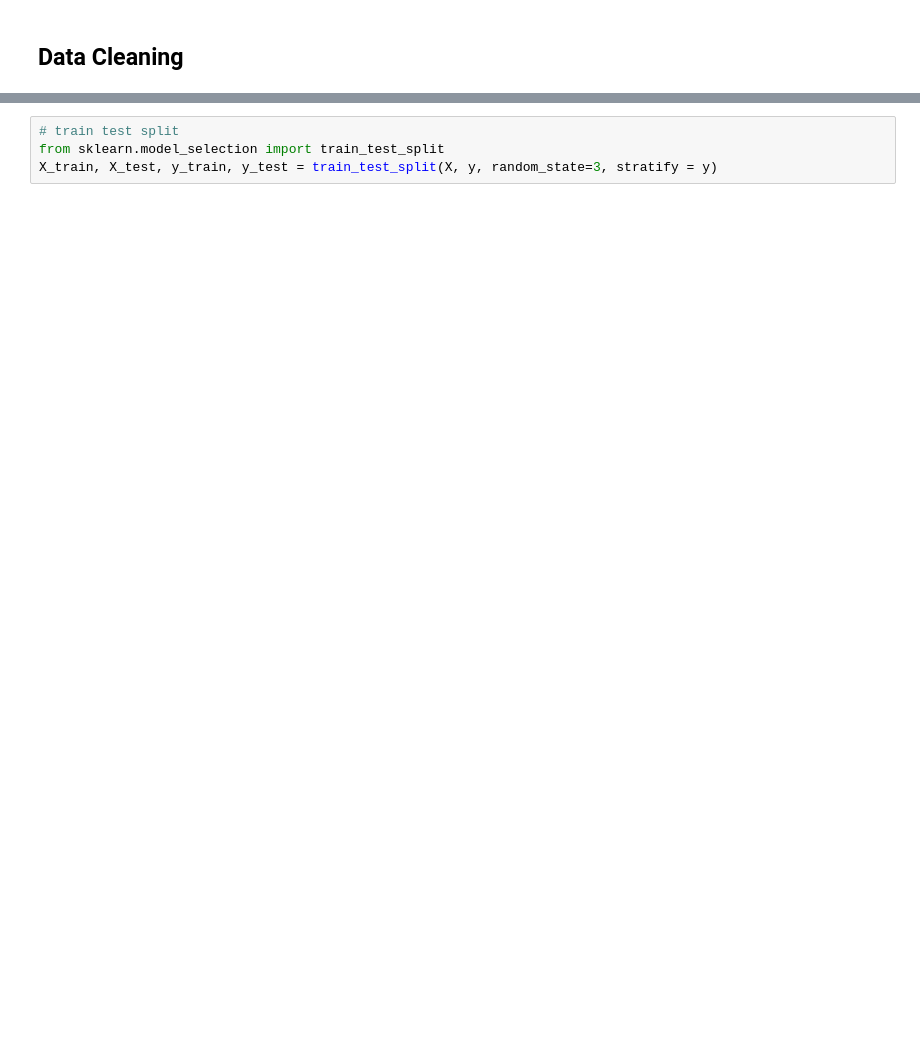
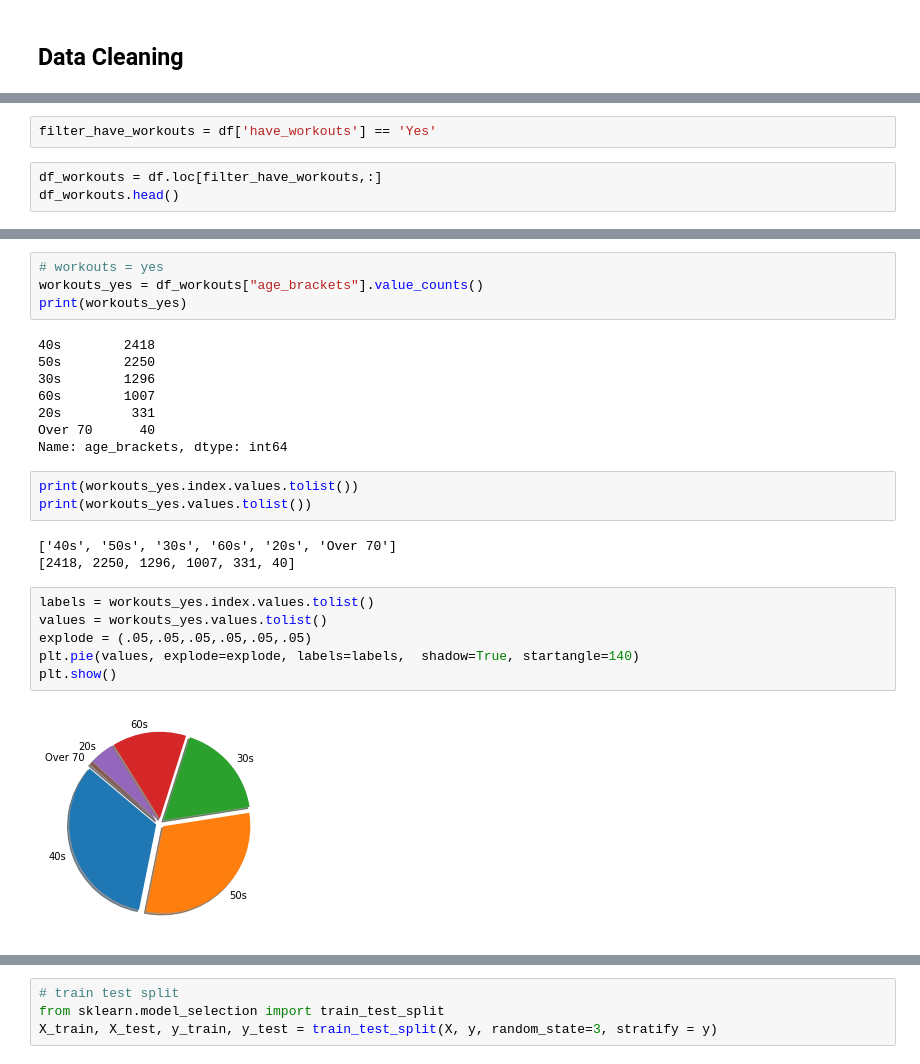
Before and after one commit to adamk6/codingDojoFinalProject, a Jupyter notebook: project2_Part4.ipynb, the cells around one changed output, grey strips where cells are left out. Cells and saved outputs as stored; diff of their text form; blank space fills up the shorter version.

```diff
--- a/project2_Part4.ipynb
+++ b/project2_Part4.ipynb
@@ -74,0 +75,5 @@ Name: have_workouts, dtype: int64
+# %%
+filter_have_workouts = df['have_workouts'] == 'Yes'
+# %%
+df_workouts = df.loc[filter_have_workouts,:]
+df_workouts.head()
@@ -74,0 +138,26 @@ Name: have_workouts, dtype: int64
+# %%
+# workouts = yes
+workouts_yes = df_workouts["age_brackets"].value_counts()
+print(workouts_yes)
+# %% [output]
+40s        2418
+50s        2250
+30s        1296
+60s        1007
+20s         331
+Over 70      40
+Name: age_brackets, dtype: int64
+# %%
+print(workouts_yes.index.values.tolist())
+print(workouts_yes.values.tolist())
+# %% [output]
+['40s', '50s', '30s', '60s', '20s', 'Over 70']
+[2418, 2250, 1296, 1007, 331, 40]
+# %%
+labels = workouts_yes.index.values.tolist()
+values = workouts_yes.values.tolist()
+explode = (.05,.05,.05,.05,.05,.05)
+plt.pie(values, explode=explode, labels=labels,  shadow=True, startangle=140)
+plt.show()
+# %% [output]
+[figure, added]
```
Also changed, not shown: parts of 61 cells of this notebook.
